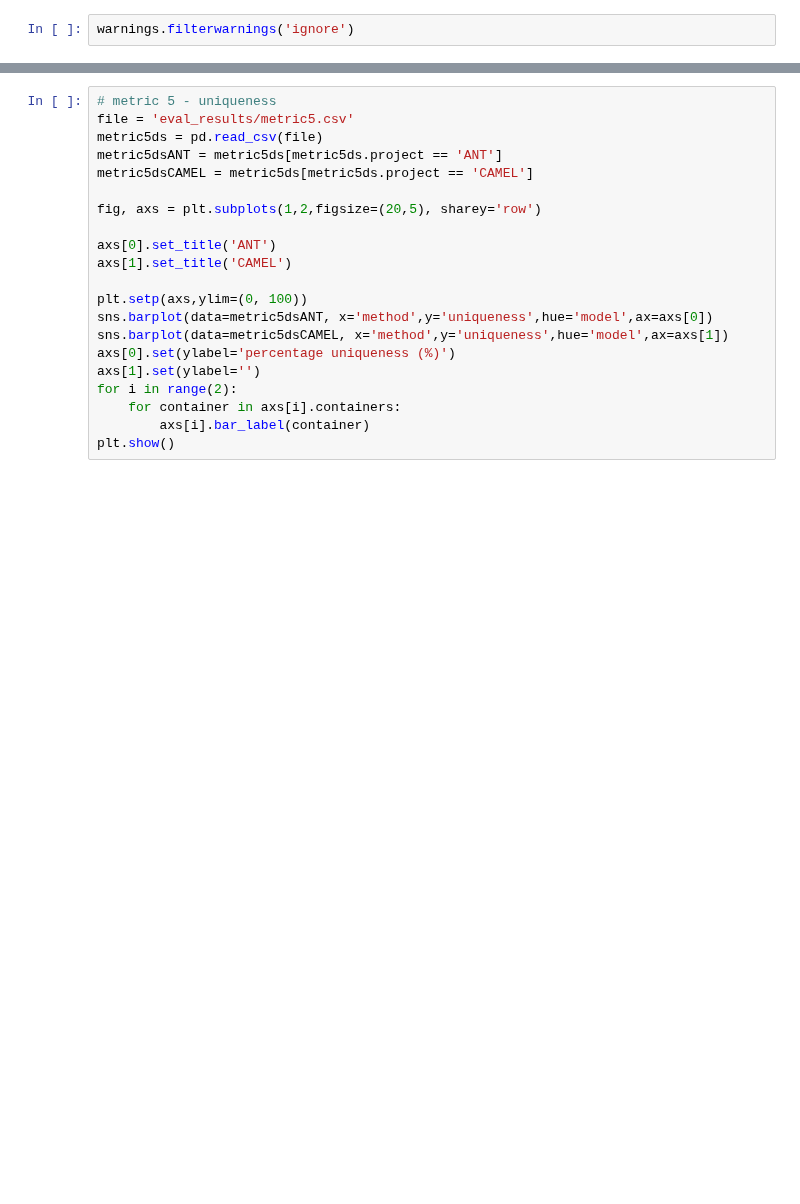
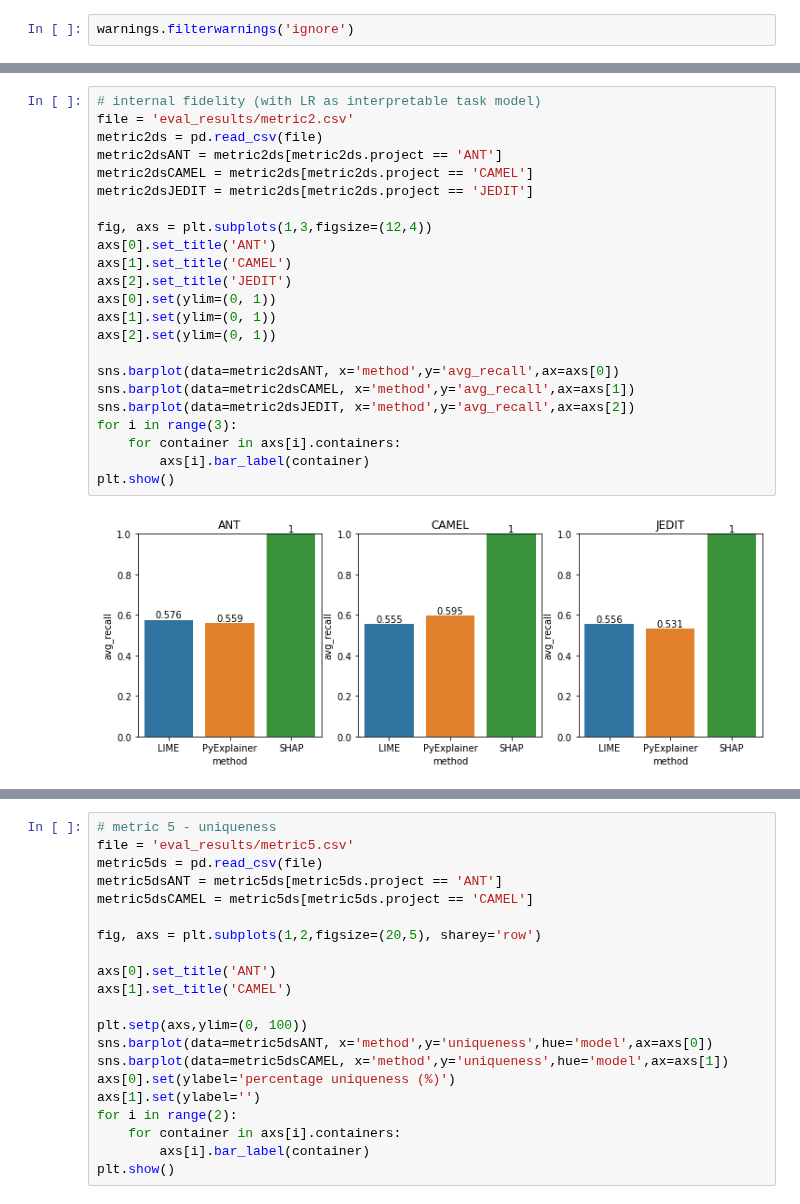
Before and after one commit to shinwenyip/xai-swe, a Jupyter notebook: charts.ipynb, the cells around one changed output, grey strips where cells are left out. Drawn from its saved outputs; the diff is of its cells as text; blank space fills up the shorter version.

```diff
--- a/charts.ipynb
+++ b/charts.ipynb
@@ -46,3 +54,28 @@ sns.barplot(data=metric2dsCAMEL, x='method',y='avg_recall',ax=axs[1])
 # %% [output]
 <AxesSubplot:title={'center':'CAMEL'}, xlabel='method', ylabel='avg_recall'>
 [figure]
+# %%
+# internal fidelity (with LR as interpretable task model)
+file = 'eval_results/metric2.csv'
+metric2ds = pd.read_csv(file)
+metric2dsANT = metric2ds[metric2ds.project == 'ANT']
+metric2dsCAMEL = metric2ds[metric2ds.project == 'CAMEL']
+metric2dsJEDIT = metric2ds[metric2ds.project == 'JEDIT']
+
+fig, axs = plt.subplots(1,3,figsize=(12,4))
+axs[0].set_title('ANT')
+axs[1].set_title('CAMEL')
+axs[2].set_title('JEDIT')
+axs[0].set(ylim=(0, 1))
+axs[1].set(ylim=(0, 1))
+axs[2].set(ylim=(0, 1))
+
+sns.barplot(data=metric2dsANT, x='method',y='avg_recall',ax=axs[0])
+sns.barplot(data=metric2dsCAMEL, x='method',y='avg_recall',ax=axs[1])
+sns.barplot(data=metric2dsJEDIT, x='method',y='avg_recall',ax=axs[2])
+for i in range(3):
+    for container in axs[i].containers:
+        axs[i].bar_label(container)
+plt.show()
+# %% [output]
+[figure, added]
```
Also changed, not shown: parts of 10 cells of this notebook, 27 other files.
